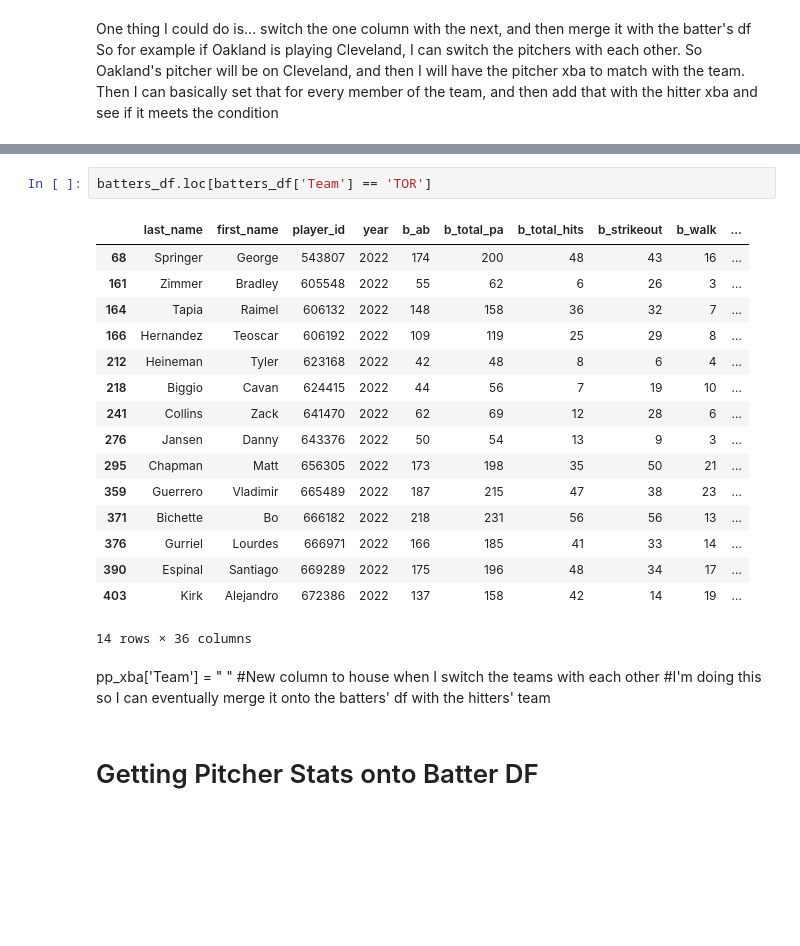
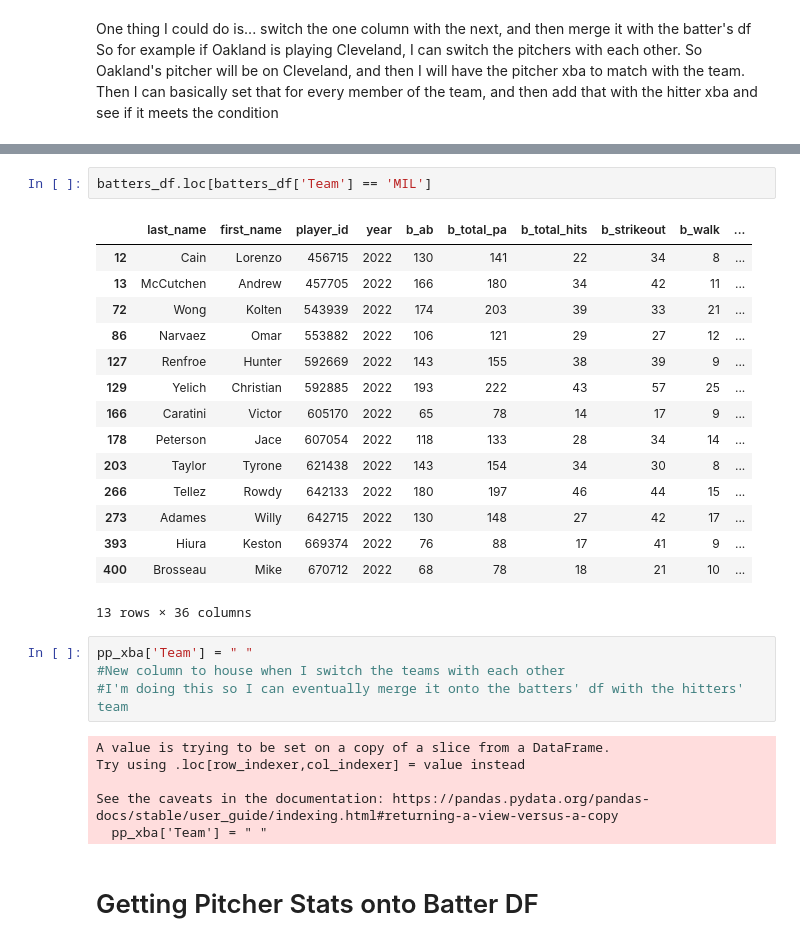
Before and after one commit to dkeyer/baseball_stuff, a Jupyter notebook: BTS/BTS_Picks.ipynb, the cells around one changed output, grey strips where cells are left out. Saved outputs shown, nothing was run; the diff lists cells and outputs as text; blank space fills up the shorter version.

```diff
--- a/BTS/BTS_Picks.ipynb
+++ b/BTS/BTS_Picks.ipynb
@@ -304,26 +252,31 @@ pp_xba.sort_values(by='xba', ascending=False)
 # %%
-batters_df.loc[batters_df['Team'] == 'TOR']
+batters_df.loc[batters_df['Team'] == 'MIL']
 # %% [output]
 |  | last_name | first_name | player_id | year | b_ab | b_total_pa | b_total_hits | b_strikeout | b_walk | ... |
-| 68 | Springer | George | 543807 | 2022 | 174 | 200 | 48 | 43 | 16 | ... |
-| 161 | Zimmer | Bradley | 605548 | 2022 | 55 | 62 | 6 | 26 | 3 | ... |
-| 164 | Tapia | Raimel | 606132 | 2022 | 148 | 158 | 36 | 32 | 7 | ... |
-| 166 | Hernandez | Teoscar | 606192 | 2022 | 109 | 119 | 25 | 29 | 8 | ... |
-| 212 | Heineman | Tyler | 623168 | 2022 | 42 | 48 | 8 | 6 | 4 | ... |
-| 218 | Biggio | Cavan | 624415 | 2022 | 44 | 56 | 7 | 19 | 10 | ... |
-| 241 | Collins | Zack | 641470 | 2022 | 62 | 69 | 12 | 28 | 6 | ... |
-| 276 | Jansen | Danny | 643376 | 2022 | 50 | 54 | 13 | 9 | 3 | ... |
-| 295 | Chapman | Matt | 656305 | 2022 | 173 | 198 | 35 | 50 | 21 | ... |
-| 359 | Guerrero | Vladimir | 665489 | 2022 | 187 | 215 | 47 | 38 | 23 | ... |
-| 371 | Bichette | Bo | 666182 | 2022 | 218 | 231 | 56 | 56 | 13 | ... |
-| 376 | Gurriel | Lourdes | 666971 | 2022 | 166 | 185 | 41 | 33 | 14 | ... |
-| 390 | Espinal | Santiago | 669289 | 2022 | 175 | 196 | 48 | 34 | 17 | ... |
-| 403 | Kirk | Alejandro | 672386 | 2022 | 137 | 158 | 42 | 14 | 19 | ... |
+| 12 | Cain | Lorenzo | 456715 | 2022 | 130 | 141 | 22 | 34 | 8 | ... |
+| 13 | McCutchen | Andrew | 457705 | 2022 | 166 | 180 | 34 | 42 | 11 | ... |
+| 72 | Wong | Kolten | 543939 | 2022 | 174 | 203 | 39 | 33 | 21 | ... |
+| 86 | Narvaez | Omar | 553882 | 2022 | 106 | 121 | 29 | 27 | 12 | ... |
+| 127 | Renfroe | Hunter | 592669 | 2022 | 143 | 155 | 38 | 39 | 9 | ... |
+| 129 | Yelich | Christian | 592885 | 2022 | 193 | 222 | 43 | 57 | 25 | ... |
+| 166 | Caratini | Victor | 605170 | 2022 | 65 | 78 | 14 | 17 | 9 | ... |
+| 178 | Peterson | Jace | 607054 | 2022 | 118 | 133 | 28 | 34 | 14 | ... |
+| 203 | Taylor | Tyrone | 621438 | 2022 | 143 | 154 | 34 | 30 | 8 | ... |
+| 266 | Tellez | Rowdy | 642133 | 2022 | 180 | 197 | 46 | 44 | 15 | ... |
+| 273 | Adames | Willy | 642715 | 2022 | 130 | 148 | 27 | 42 | 17 | ... |
+| 393 | Hiura | Keston | 669374 | 2022 | 76 | 88 | 17 | 41 | 9 | ... |
+| 400 | Brosseau | Mike | 670712 | 2022 | 68 | 78 | 18 | 21 | 10 | ... |
-14 rows × 36 columns
+13 rows × 36 columns
-# %% [markdown]
-pp_xba['Team'] = " "
-#New column to house when I switch the teams with each other
-#I'm doing this so I can eventually merge it onto the batters' df with the hitters' team
+# %%
+pp_xba['Team'] = " "
+#New column to house when I switch the teams with each other
+#I'm doing this so I can eventually merge it onto the batters' df with the hitters' team
+# %% [output]
+A value is trying to be set on a copy of a slice from a DataFrame.
+Try using .loc[row_indexer,col_indexer] = value instead
+
+See the caveats in the documentation: https://pandas.pydata.org/pandas-docs/stable/user_guide/indexing.html#returning-a-view-versus-a-copy
+  pp_xba['Team'] = " "
 # %% [markdown]
 # Getting Pitcher Stats onto Batter DF
 # %% [markdown]
```
Also changed, not shown: parts of 12 cells of this notebook.
